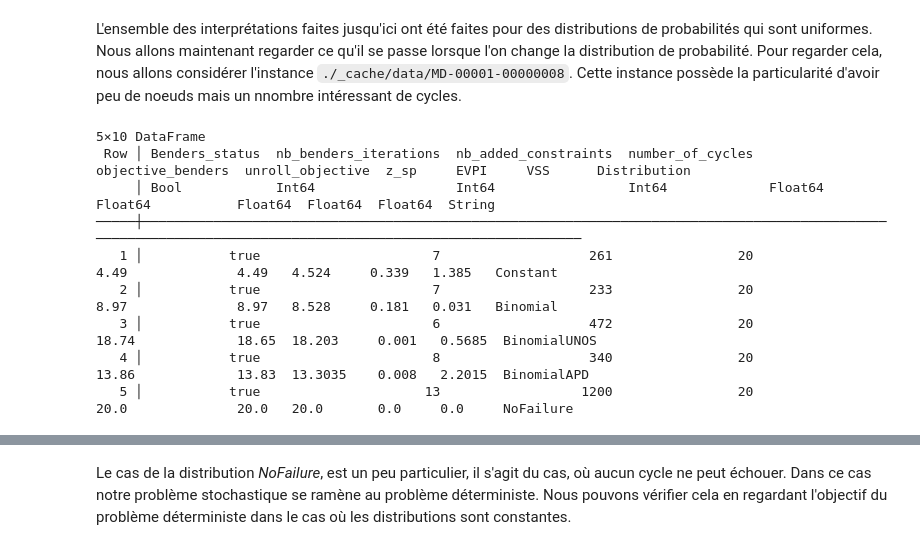
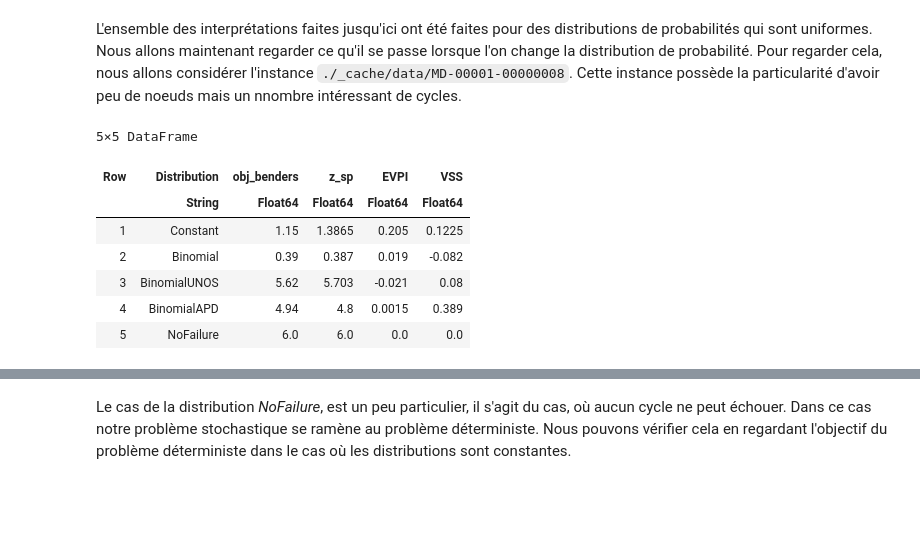
Before and after one commit to lolofo/KidneyExchangeProgram, a Jupyter notebook: notebook/Projet_Stochastic_KEP.ipynb, the cells around one changed output, grey strips where cells are left out. Drawn from its saved outputs; the diff is of its cells as text; code cells hidden in the pictures; blank space fills up the shorter version.

```diff
--- a/notebook/Projet_Stochastic_KEP.ipynb
+++ b/notebook/Projet_Stochastic_KEP.ipynb
@@ -587,48 +582,37 @@ On peut voir une augmentation du nombre d'itérations ainsi que du nombre de con
 ### Effet de la distribution de probabilité.
 # %% [markdown]
 L'ensemble des interprétations faites jusqu'ici ont été faites pour des distributions de probabilités qui sont uniformes. Nous allons maintenant regarder ce qu'il se passe lorsque l'on change la distribution de probabilité. Pour regarder cela, nous allons considérer l'instance `./_cache/data/MD-00001-00000008`. Cette instance possède la particularité d'avoir peu de noeuds mais un nnombre intéressant de cycles.
-# %%
-df = DataFrame(
-    Benders_status = Bool[],
-    nb_benders_iterations = Int[] ,
-    nb_added_constraints = Int[],
-    number_of_cycles = Int[],
-    objective_benders = Float64[],
-    unroll_objective = Float64[],
-    z_sp = Float64[],
-    EVPI = Float64[],
-    VSS = Float64[]
-)
-
-list_dir = readdir(join(["_cache", "data"], Base.Filesystem.path_separator));
-
-kep_graph = read_kep_file("./_cache/data/MD-00001-00000008.wmd","./_cache/data/MD-00001-00000008.dat");
-kep_graph, temp = removeUselessNodes(kep_graph, 3)
-
-for dist in DISTRIBUTIONS
-    try
-        if nv(kep_graph)==0
-            push!(df, [false 0 0 0 -1.0 -1.0 -100 -100 -100])
-        else
-            sum_up(kep_graph, df, 10, 100, 1000, 30, 3, dist)
-        end
-        j += 2
-    catch
-        println("error")
-        j += 1
-    end;
-end;
-df[!, :Distribution] = DISTRIBUTIONS
-print(df)
-# %% [output]
-5×10 DataFrame
- Row │ Benders_status  nb_benders_iterations  nb_added_constraints  number_of_cycles  objective_benders  unroll_objective  z_sp     EVPI     VSS      Distribution
-     │ Bool            Int64                  Int64                 Int64             Float64            Float64           Float64  Float64  Float64  String
-─────┼─────────────────────────────────────────────────────────────────────────────────────────────────────────────────────────────────────────────────────────────
-   1 │           true                      7                   261                20               4.49              4.49   4.524     0.339   1.385   Constant
-   2 │           true                      7                   233                20               8.97              8.97   8.528     0.181   0.031   Binomial
-   3 │           true                      6                   472                20              18.74             18.65  18.203     0.001   0.5685  BinomialUNOS
-   4 │           true                      8                   340                20              13.86             13.83  13.3035    0.008   2.2015  BinomialAPD
-   5 │           true                     13                  1200                20              20.0              20.0   20.0       0.0     0.0     NoFailure
+# %%
+df = DataFrame(
+    Status = Bool[],
+    nb_it = Int[] ,
+    nb_cons = Int[],
+    nb_cycles = Int[],
+    obj_benders = Float64[],
+    obj_unroll = Float64[],
+    z_sp = Float64[],
+    EVPI = Float64[],
+    VSS = Float64[],
+    nb_p_clus = Float64[],
+    nb_clus = Float64[],
+    nb_pers_tr = Float64[],
+    nb_cycle_tr = Float64[]
+);
+
+for dist in DISTRIBUTIONS
+    sum_up(8, df, 10, 100, 1000, 30, 3, dist)
+end;
+
+df[!, :Distribution] = DISTRIBUTIONS
+df[:, [:Distribution, :obj_benders, :z_sp, :EVPI, :VSS]]
+# %% [output]
+5×5 DataFrame
+| Row | Distribution | obj_benders | z_sp | EVPI | VSS |
+|  | String | Float64 | Float64 | Float64 | Float64 |
+| 1 | Constant | 1.15 | 1.3865 | 0.205 | 0.1225 |
+| 2 | Binomial | 0.39 | 0.387 | 0.019 | -0.082 |
+| 3 | BinomialUNOS | 5.62 | 5.703 | -0.021 | 0.08 |
+| 4 | BinomialAPD | 4.94 | 4.8 | 0.0015 | 0.389 |
+| 5 | NoFailure | 6.0 | 6.0 | 0.0 | 0.0 |
 # %% [markdown]
 Nous pouvons faire des observations intéressantes. Tout d'abord nous pouvons voir qu'avec des distributions commme *BinomialUNOS* ou *BinomialAPD*, nous obtenons des valeurs objectives beaucoups plus importantes. Cela peut parfaitement s'expliquer par le fait que ces distributions vont attribuer à chaque arrètes des points très différents, ainsi nous aurons des cycles qui ne vont jamais pouvoir se réaliser et d'autres qui au contraire vont avoir de grandes chance de se réaliser. Cette discrimination entre les cycles rend le problème plus simple et permet d'avoir une sélection des cycles plus simple.
```
Also changed, not shown: parts of 3 cells of this notebook, 2 other files.
